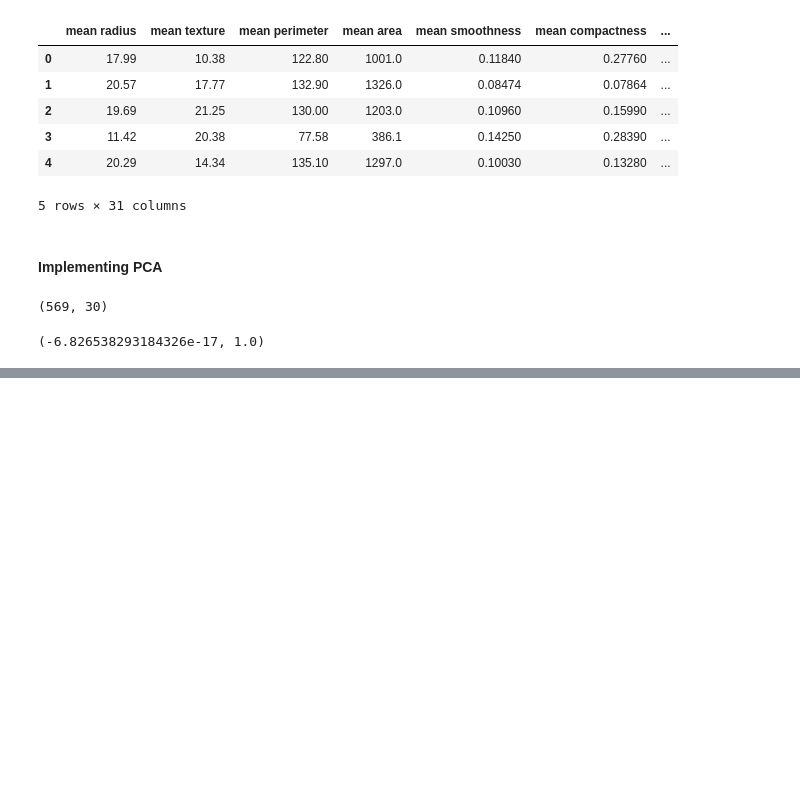
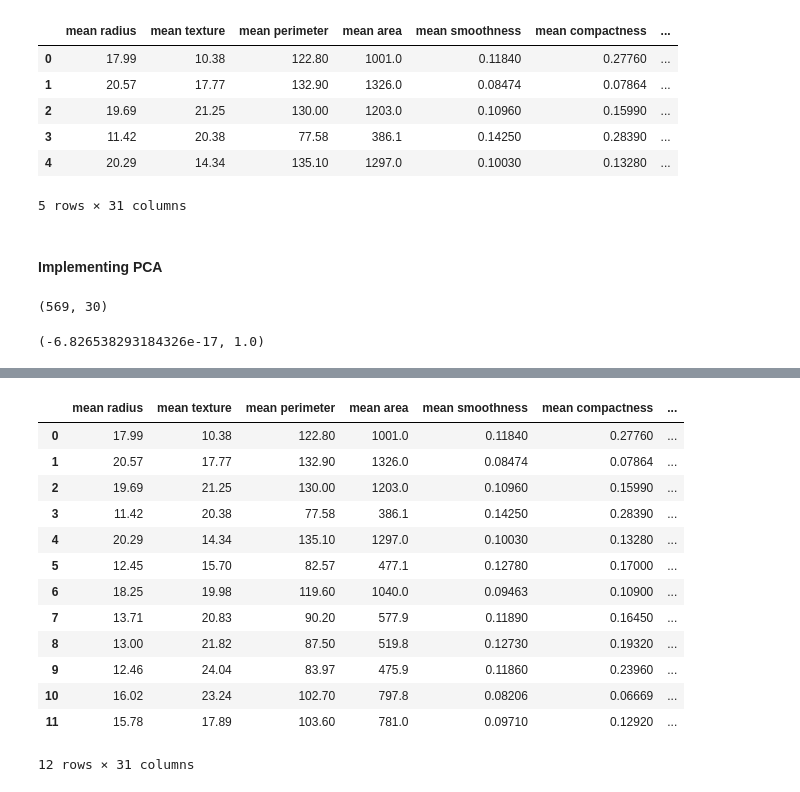
Before and after one commit to adobiss/machine-learning, a Jupyter notebook: principal_component_analysis.ipynb, the cells around one changed output, grey strips where cells are left out. Cells and saved outputs as stored; diff of their text form; code cells hidden in the pictures; blank space fills up the shorter version.

```diff
--- a/principal_component_analysis.ipynb
+++ b/principal_component_analysis.ipynb
@@ -92,0 +148,18 @@ np.mean(x), np.std(x)
+# %%
+### BEFORE PCA ###
+breast_dataset.head(12)
+# %% [output]
+|  | mean radius | mean texture | mean perimeter | mean area | mean smoothness | mean compactness | ... |
+| 0 | 17.99 | 10.38 | 122.80 | 1001.0 | 0.11840 | 0.27760 | ... |
+| 1 | 20.57 | 17.77 | 132.90 | 1326.0 | 0.08474 | 0.07864 | ... |
+| 2 | 19.69 | 21.25 | 130.00 | 1203.0 | 0.10960 | 0.15990 | ... |
+| 3 | 11.42 | 20.38 | 77.58 | 386.1 | 0.14250 | 0.28390 | ... |
+| 4 | 20.29 | 14.34 | 135.10 | 1297.0 | 0.10030 | 0.13280 | ... |
+| 5 | 12.45 | 15.70 | 82.57 | 477.1 | 0.12780 | 0.17000 | ... |
+| 6 | 18.25 | 19.98 | 119.60 | 1040.0 | 0.09463 | 0.10900 | ... |
+| 7 | 13.71 | 20.83 | 90.20 | 577.9 | 0.11890 | 0.16450 | ... |
+| 8 | 13.00 | 21.82 | 87.50 | 519.8 | 0.12730 | 0.19320 | ... |
+| 9 | 12.46 | 24.04 | 83.97 | 475.9 | 0.11860 | 0.23960 | ... |
+| 10 | 16.02 | 23.24 | 102.70 | 797.8 | 0.08206 | 0.06669 | ... |
+| 11 | 15.78 | 17.89 | 103.60 | 781.0 | 0.09710 | 0.12920 | ... |
+12 rows × 31 columns
```
Also changed, not shown: parts of 6 cells of this notebook.
